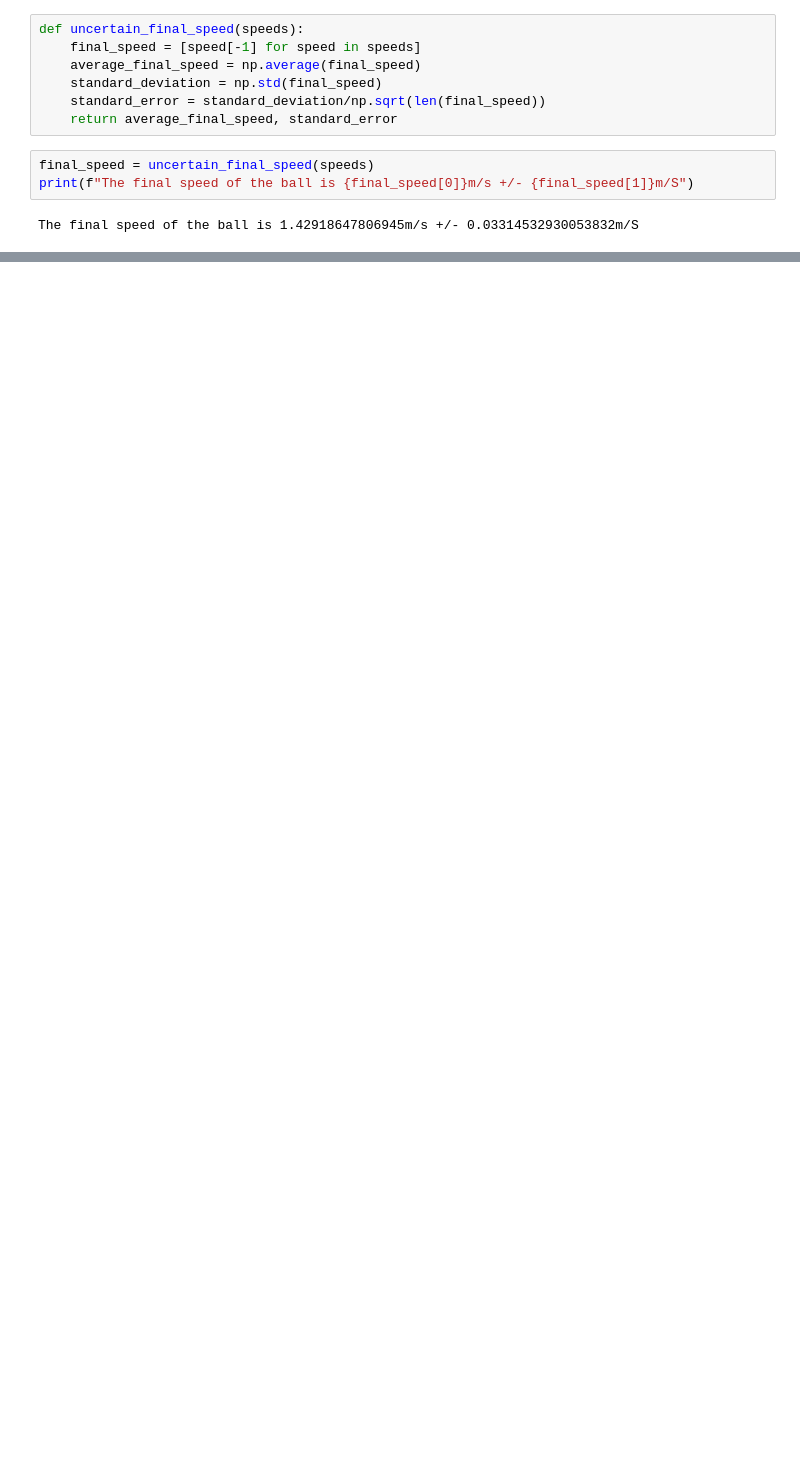
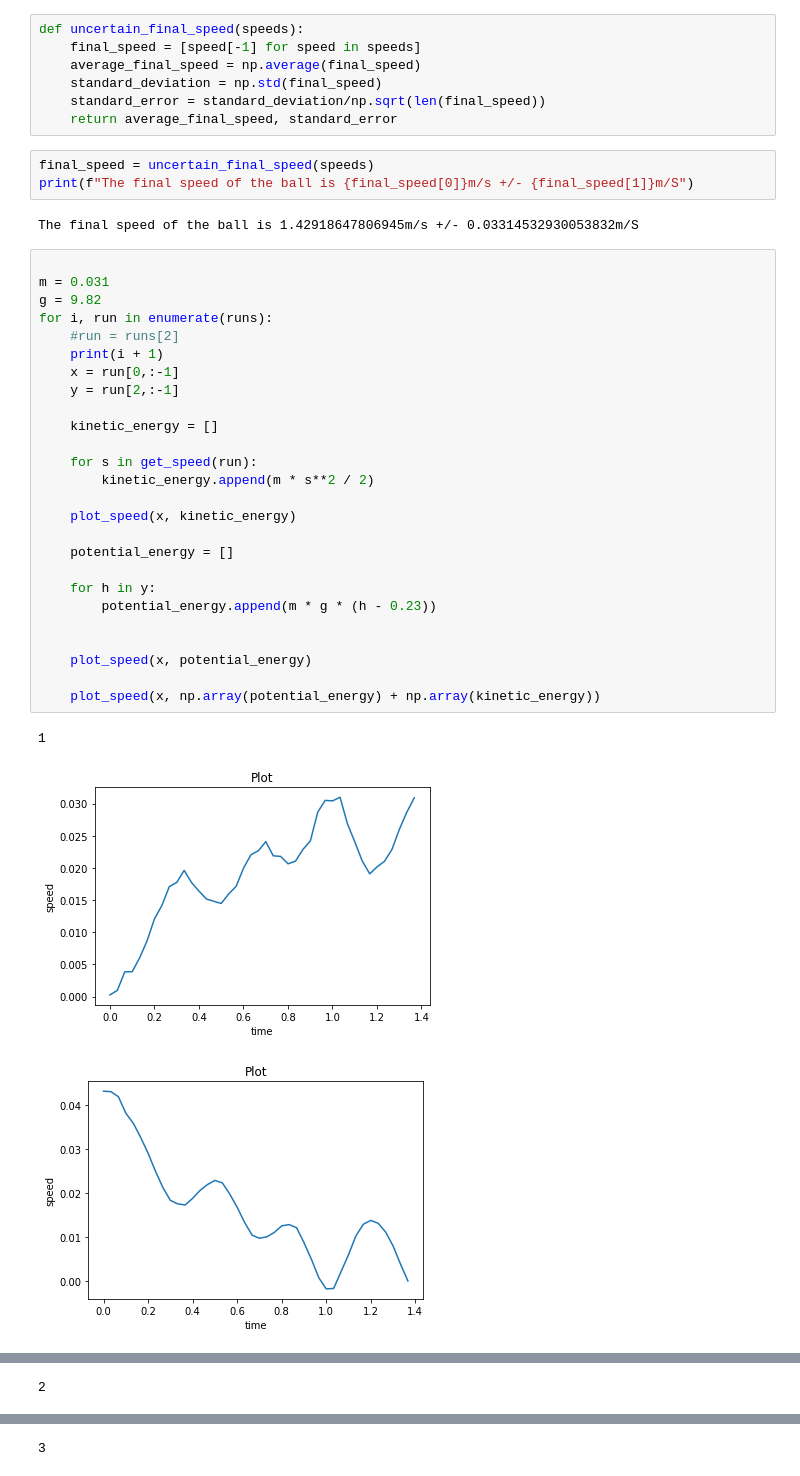
Before and after one commit to nerok/TFY4125-305-1, a Jupyter notebook: Øving2.ipynb, the cells around one changed output, grey strips where cells are left out. Saved outputs shown, nothing was run; the diff lists cells and outputs as text; blank space fills up the shorter version.

```diff
--- a/Øving2.ipynb
+++ b/Øving2.ipynb
@@ -87,3 +87,33 @@ final_speed = uncertain_final_speed(speeds)
 print(f"The final speed of the ball is {final_speed[0]}m/s +/- {final_speed[1]}m/S")
 # %% [output]
 The final speed of the ball is 1.42918647806945m/s +/- 0.03314532930053832m/S
+# %%
+
+m = 0.031
+g = 9.82
+for i, run in enumerate(runs):
+    #run = runs[2]
+    print(i + 1)
+    x = run[0,:-1]
+    y = run[2,:-1]
+
+    kinetic_energy = []
+
+    for s in get_speed(run):
+        kinetic_energy.append(m * s**2 / 2)
+
+    plot_speed(x, kinetic_energy)
+
+    potential_energy = []
+
+    for h in y:
+        potential_energy.append(m * g * (h - 0.23))
+
+
+    plot_speed(x, potential_energy)
+
+    plot_speed(x, np.array(potential_energy) + np.array(kinetic_energy))
+# %% [output]
+1
+[figure, added]
+[figure, added]
@@ -89,0 +121 @@ The final speed of the ball is 1.42918647806945m/s +/- 0.03314532930053832m/S
+2
@@ -89,0 +125 @@ The final speed of the ball is 1.42918647806945m/s +/- 0.03314532930053832m/S
+3
```
Also changed, not shown: parts of 3 cells of this notebook.
